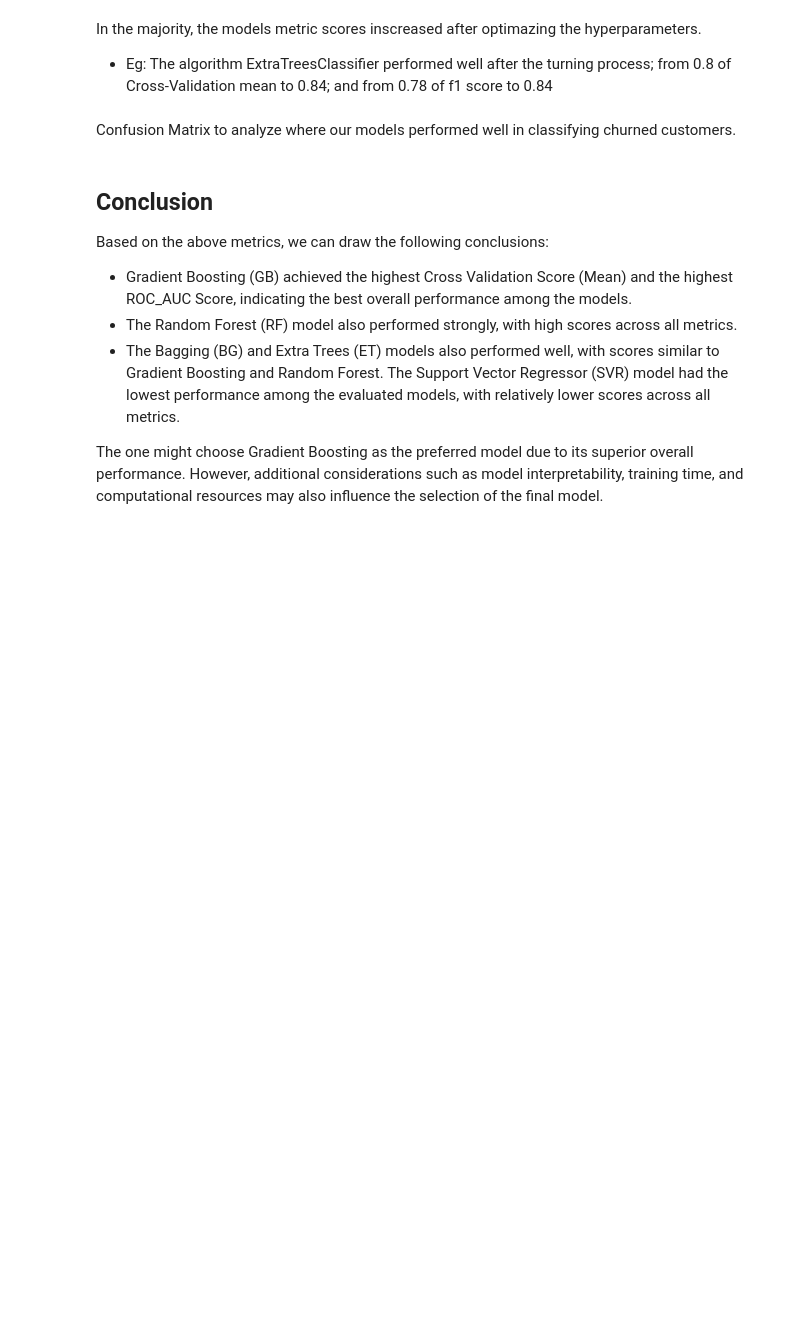
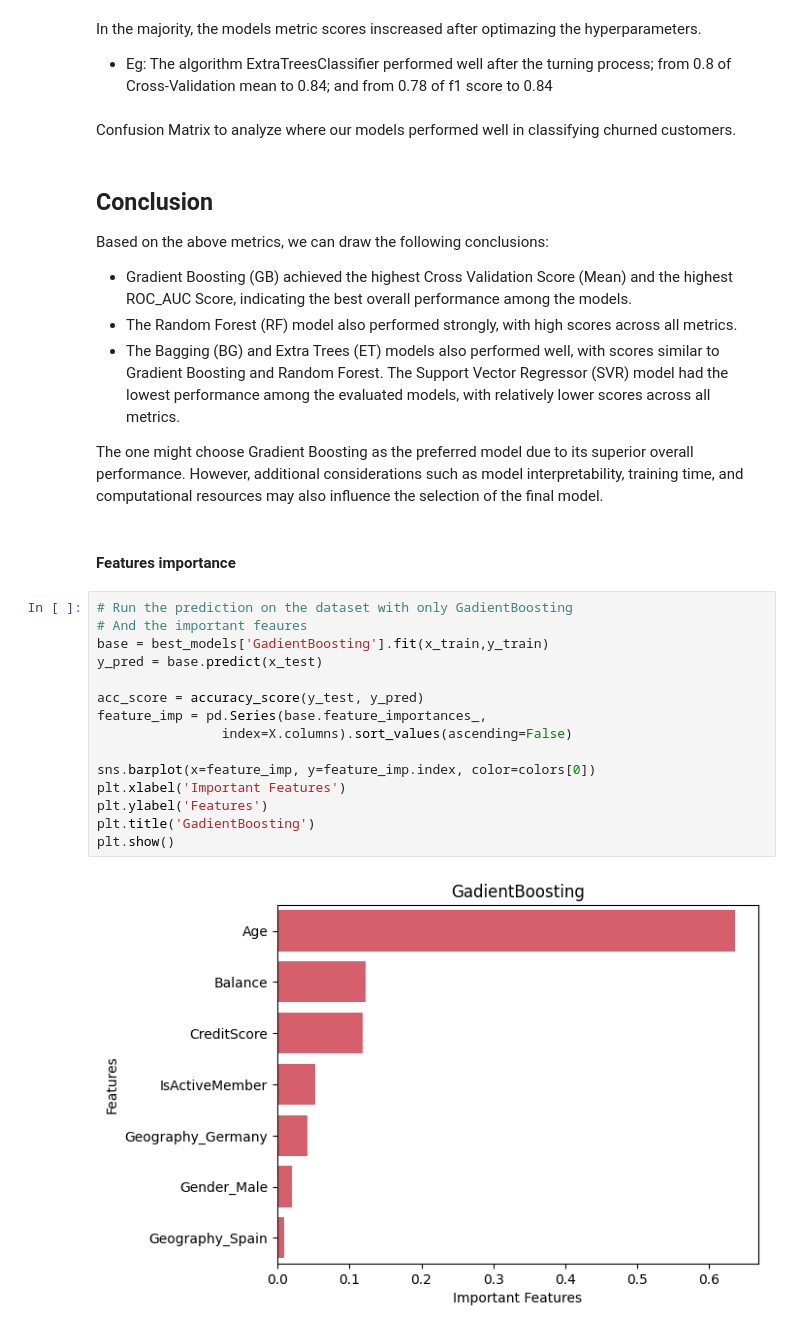
Before and after one commit to jacquesbilombe/CRM-Customer-Churn-Score, a Jupyter notebook: CustomerChurn.ipynb, the cells around one changed output. Drawn from its saved outputs; the diff is of its cells as text; blank space fills up the shorter version.

```diff
--- a/CustomerChurn.ipynb
+++ b/CustomerChurn.ipynb
@@ -514,3 +508,22 @@ Based on the above metrics, we can draw the following conclusions:
 The Support Vector Regressor (SVR) model had the lowest performance among the evaluated models, with relatively lower scores across all metrics.
 
 The one might choose Gradient Boosting as the preferred model due to its superior overall performance. However, additional considerations such as model interpretability, training time, and computational resources may also influence the selection of the final model.
+# %% [markdown]
+#### Features importance
+# %%
+# Run the prediction on the dataset with only GadientBoosting
+# And the important feaures
+base = best_models['GadientBoosting'].fit(x_train,y_train)
+y_pred = base.predict(x_test)
+
+acc_score = accuracy_score(y_test, y_pred)
+feature_imp = pd.Series(base.feature_importances_,
+                index=X.columns).sort_values(ascending=False)
+
+sns.barplot(x=feature_imp, y=feature_imp.index, color=colors[0])
+plt.xlabel('Important Features')
+plt.ylabel('Features')
+plt.title('GadientBoosting')
+plt.show()
+# %% [output]
+[figure, added]
```
Also changed, not shown: parts of 4 cells of this notebook.
